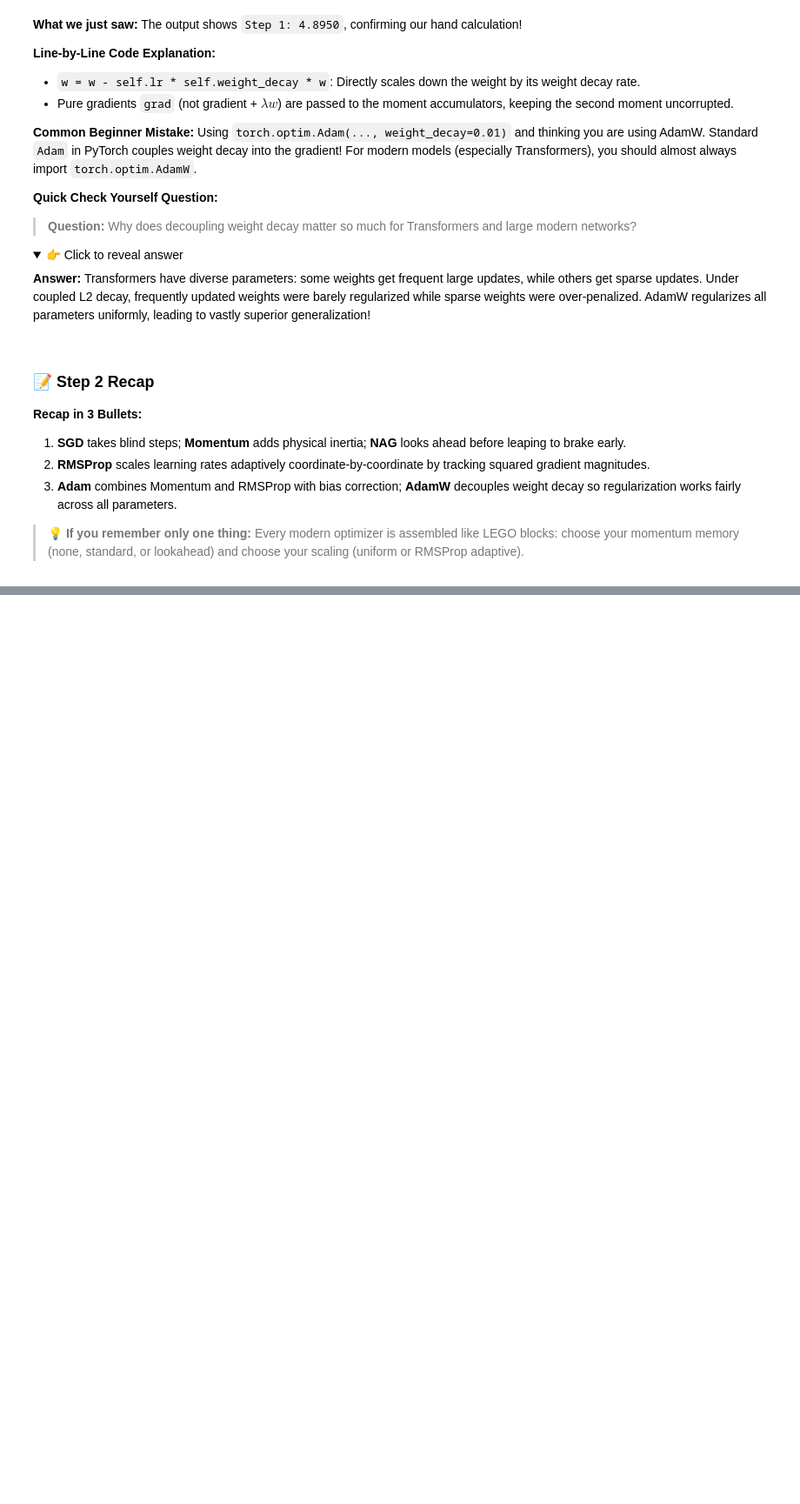
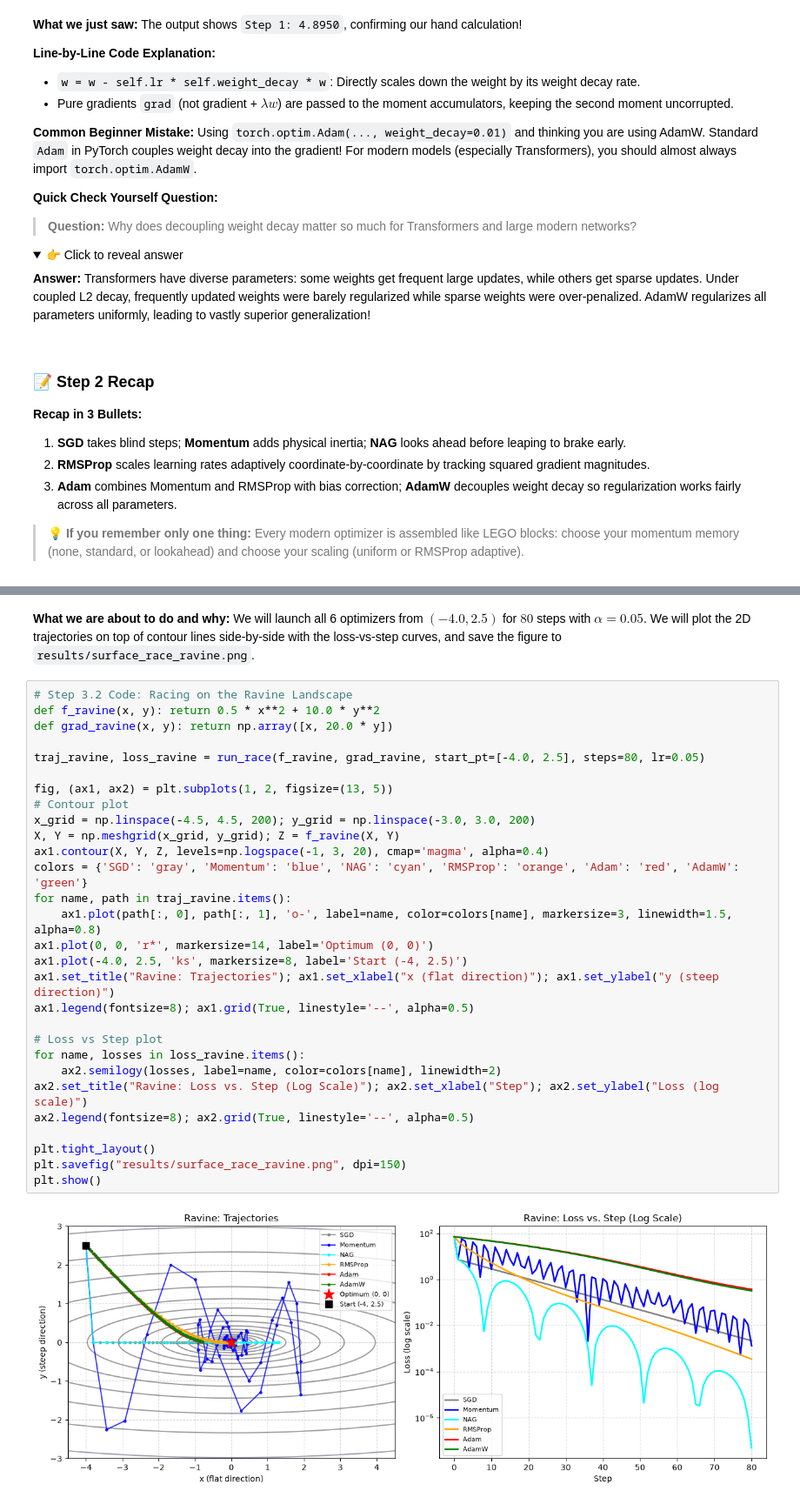
Before and after one commit to Arnav-Shrivastava/Optimization-Algorithms, a Jupyter notebook: optimization_algorithms_lab.ipynb, the cells around one changed output, grey strips where cells are left out. Shown at 87% size. Drawn from its saved outputs; the diff is of its cells as text; folded sections open; blank space fills up the shorter version.

Commit message:
feat: race optimizers on 2D surfaces and visualize trajectories

```diff
--- a/optimization_algorithms_lab.ipynb
+++ b/optimization_algorithms_lab.ipynb
@@ -1018,0 +1093,34 @@ Using `torch.optim.Adam(..., weight_decay=0.01)` and thinking you are using Adam
+# %% [markdown]
+**What we are about to do and why:**
+We will launch all 6 optimizers from $(-4.0, 2.5)$ for $80$ steps with $\alpha = 0.05$. We will plot the 2D trajectories on top of contour lines side-by-side with the loss-vs-step curves, and save the figure to `results/surface_race_ravine.png`.
+# %%
+# Step 3.2 Code: Racing on the Ravine Landscape
+def f_ravine(x, y): return 0.5 * x**2 + 10.0 * y**2
+def grad_ravine(x, y): return np.array([x, 20.0 * y])
+
+traj_ravine, loss_ravine = run_race(f_ravine, grad_ravine, start_pt=[-4.0, 2.5], steps=80, lr=0.05)
+
+fig, (ax1, ax2) = plt.subplots(1, 2, figsize=(13, 5))
+# Contour plot
+x_grid = np.linspace(-4.5, 4.5, 200); y_grid = np.linspace(-3.0, 3.0, 200)
+X, Y = np.meshgrid(x_grid, y_grid); Z = f_ravine(X, Y)
+ax1.contour(X, Y, Z, levels=np.logspace(-1, 3, 20), cmap='magma', alpha=0.4)
+colors = {'SGD': 'gray', 'Momentum': 'blue', 'NAG': 'cyan', 'RMSProp': 'orange', 'Adam': 'red', 'AdamW': 'green'}
+for name, path in traj_ravine.items():
+    ax1.plot(path[:, 0], path[:, 1], 'o-', label=name, color=colors[name], markersize=3, linewidth=1.5, alpha=0.8)
+ax1.plot(0, 0, 'r*', markersize=14, label='Optimum (0, 0)')
+ax1.plot(-4.0, 2.5, 'ks', markersize=8, label='Start (-4, 2.5)')
+ax1.set_title("Ravine: Trajectories"); ax1.set_xlabel("x (flat direction)"); ax1.set_ylabel("y (steep direction)")
+ax1.legend(fontsize=8); ax1.grid(True, linestyle='--', alpha=0.5)
+
+# Loss vs Step plot
+for name, losses in loss_ravine.items():
+    ax2.semilogy(losses, label=name, color=colors[name], linewidth=2)
+ax2.set_title("Ravine: Loss vs. Step (Log Scale)"); ax2.set_xlabel("Step"); ax2.set_ylabel("Loss (log scale)")
+ax2.legend(fontsize=8); ax2.grid(True, linestyle='--', alpha=0.5)
+
+plt.tight_layout()
+plt.savefig("results/surface_race_ravine.png", dpi=150)
+plt.show()
+# %% [output]
+[figure, added]
```
Also changed, not shown: parts of 19 cells of this notebook, 4 other files.
